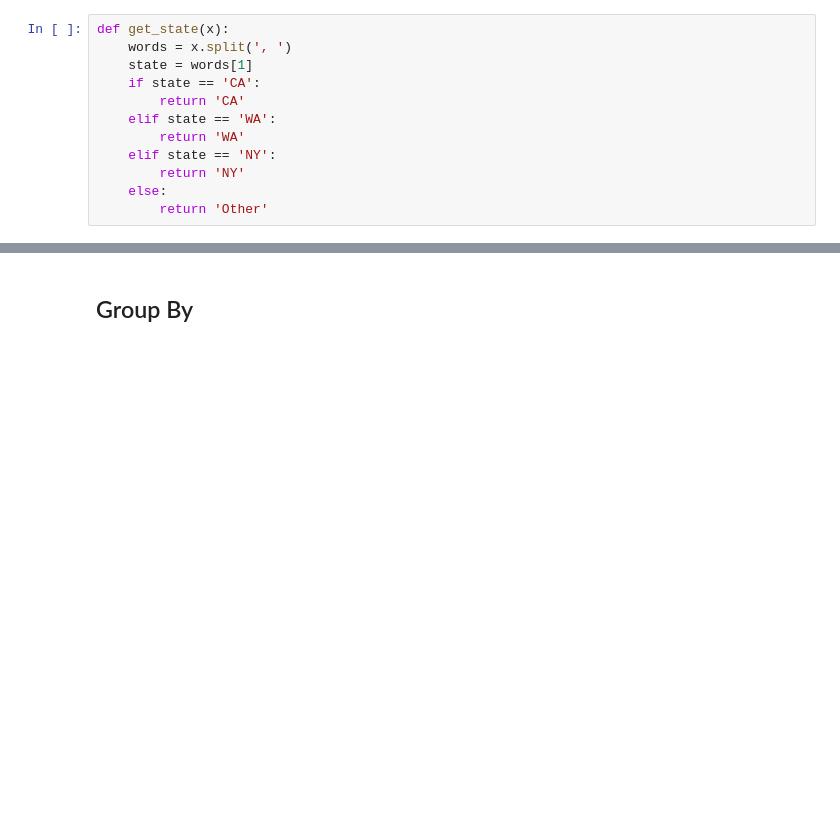
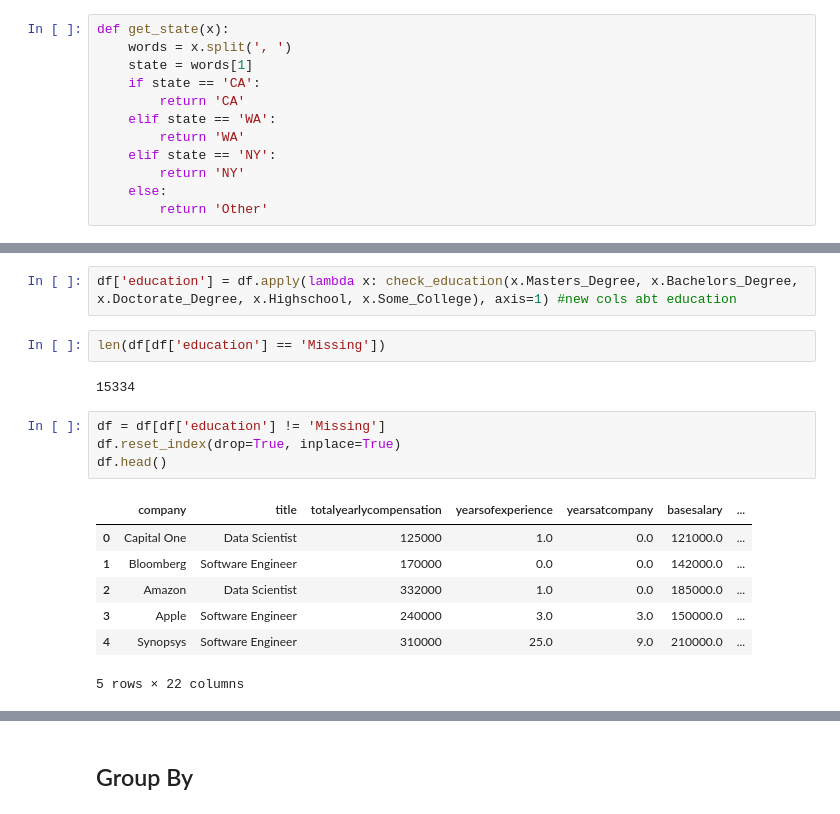
Before and after one commit to ryand0n/SC2022-BatchC-electric-pythons, a Jupyter notebook: Demo/EDA.ipynb, the cells around one changed output, grey strips where cells are left out. Drawn from its saved outputs; the diff is of its cells as text; blank space fills up the shorter version.

```diff
--- a/Demo/EDA.ipynb
+++ b/Demo/EDA.ipynb
@@ -109,0 +68,18 @@ df.head()
+# %%
+df['education'] = df.apply(lambda x: check_education(x.Masters_Degree, x.Bachelors_Degree, x.Doctorate_Degree, x.Highschool, x.Some_College), axis=1) #new cols abt education
+# %%
+len(df[df['education'] == 'Missing'])
+# %% [output]
+15334
+# %%
+df = df[df['education'] != 'Missing']
+df.reset_index(drop=True, inplace=True)
+df.head()
+# %% [output]
+|  | company | title | totalyearlycompensation | yearsofexperience | yearsatcompany | basesalary | ... |
+| 0 | Capital One | Data Scientist | 125000 | 1.0 | 0.0 | 121000.0 | ... |
+| 1 | Bloomberg | Software Engineer | 170000 | 0.0 | 0.0 | 142000.0 | ... |
+| 2 | Amazon | Data Scientist | 332000 | 1.0 | 0.0 | 185000.0 | ... |
+| 3 | Apple | Software Engineer | 240000 | 3.0 | 3.0 | 150000.0 | ... |
+| 4 | Synopsys | Software Engineer | 310000 | 25.0 | 9.0 | 210000.0 | ... |
+5 rows × 22 columns
```
Also changed, not shown: parts of 23 cells of this notebook, 18 other files.
